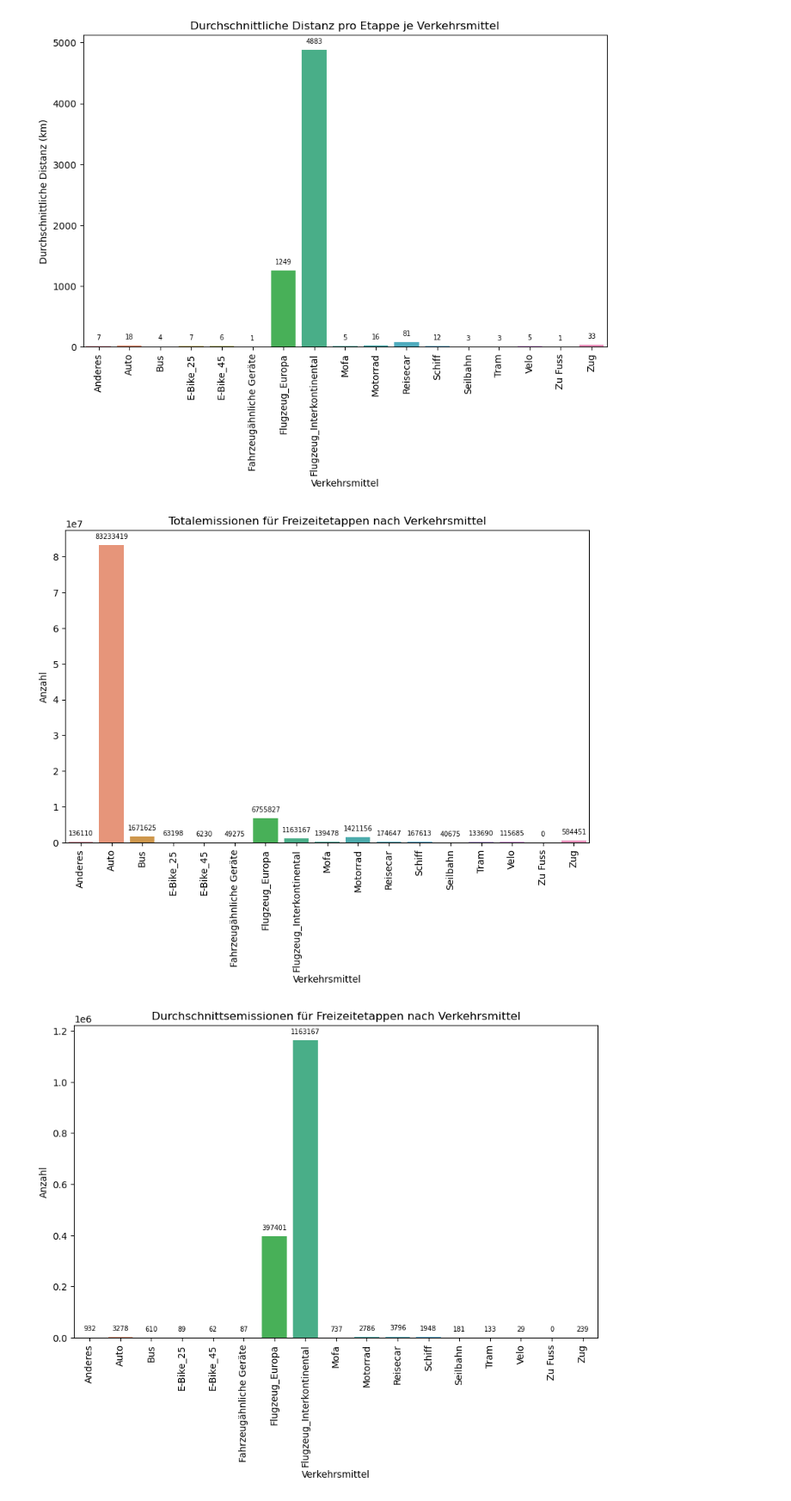
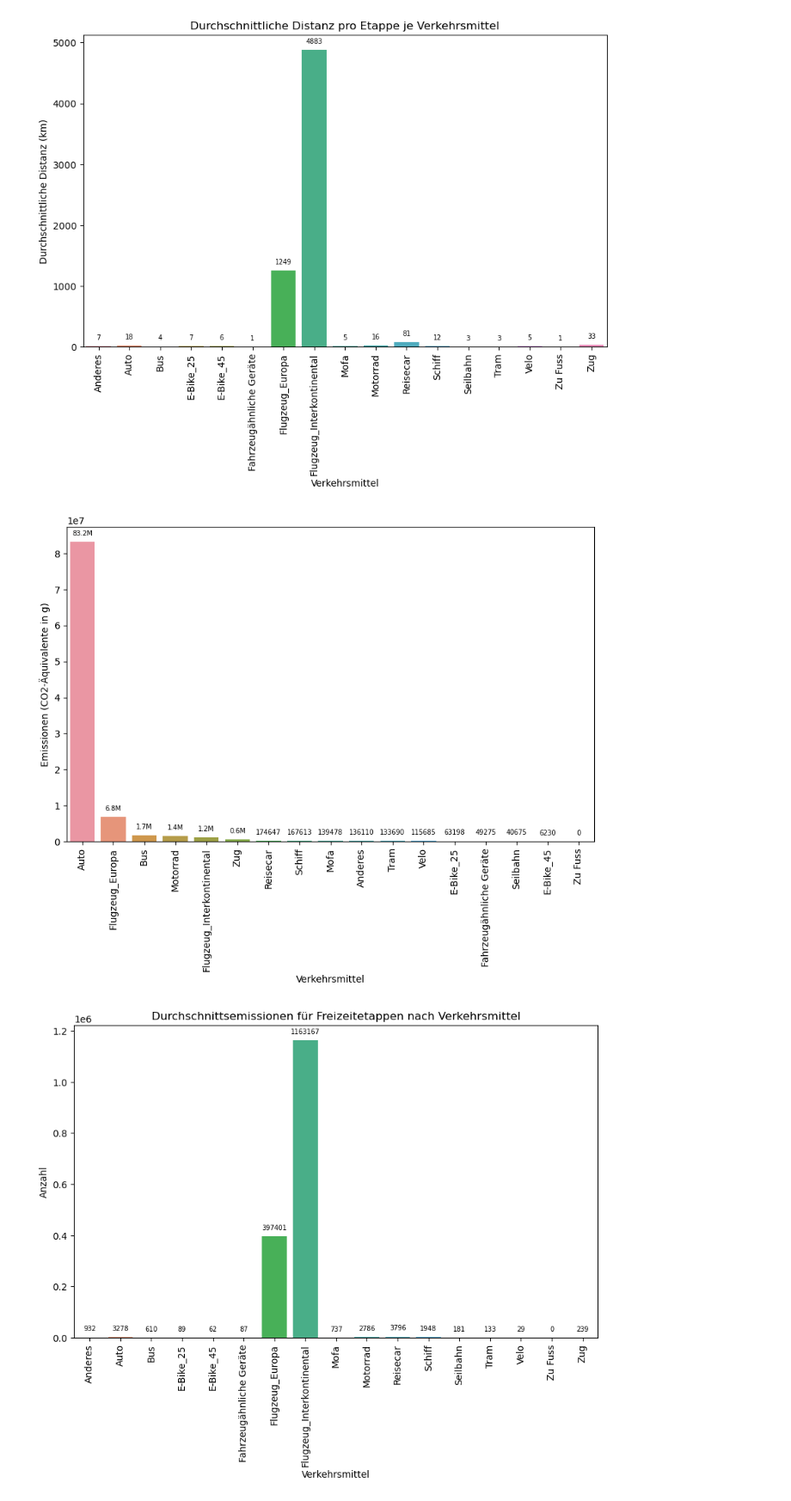
Before and after one commit to larissa-marti/ANM_Gruppe_Y, a Jupyter notebook: fahrzeuge.ipynb, the cells around one changed output. Shown at 86% size. Saved outputs shown, nothing was run; the diff lists cells and outputs as text; code cells hidden in the pictures.

```diff
--- a/fahrzeuge.ipynb
+++ b/fahrzeuge.ipynb
@@ -605,7 +631,7 @@ wege_freizeit_agg.to_csv(
 Visualisierungen
 # %%
 # Zählen der Vorkommen jedes Verkehrsmittels
-verkehrsmittel_count = etappen_freizeit["Verkehrsmittel"].value_counts().sort_index()
+verkehrsmittel_count = etappen_freizeit["Verkehrsmittel"].value_counts()
 
 # Erstellen des Barplots
 plt.figure(figsize=(10, 6))
@@ -638,10 +664,8 @@ plt.show()
 Auffallend: Der Zug und andere öffentliche Verkehrsmittel werden extrem selten für Freizeitwege gebraucht.
 # %%
 # Zählen der Vorkommen jedes Verkehrsmittels
-verkehrsmittel_count = (
-    etappen_freizeit.groupby("Verkehrsmittel")["Distanz_km"].sum().sort_index()
-)
-
+verkehrsmittel_count = etappen_freizeit.groupby("Verkehrsmittel")["Distanz_km"].sum()
+verkehrsmittel_count = verkehrsmittel_count.sort_values(ascending=False)
 # Erstellen des Barplots
 plt.figure(figsize=(10, 6))
 ax = sns.barplot(x=verkehrsmittel_count.index, y=verkehrsmittel_count.values)
@@ -706,37 +730,55 @@ plt.show()
 [figure]
 # %%
 # Zählen der Vorkommen jedes Verkehrsmittels
-emissionen_count = (
-    etappen_freizeit.groupby("Verkehrsmittel")["Emissionen"].sum().sort_index()
-)
+emissionen_count = etappen_freizeit.groupby("Verkehrsmittel")["Emissionen"].sum()
+
+emissionen_count = emissionen_count.sort_values(ascending=False)
 
 # Erstellen des Barplots
+
 plt.figure(figsize=(10, 6))
+
 ax = sns.barplot(x=emissionen_count.index, y=emissionen_count.values)
 
+
 # Hinzufügen von Achsenbeschriftungen und Titel
+
 plt.xlabel("Verkehrsmittel")
-plt.ylabel("Anzahl")
-plt.title("Totalemissionen für Freizeitetappen nach Verkehrsmittel")
+
+plt.ylabel("Emissionen (CO2-Äquivalente in g)")
+
+# plt.title("Totalemissionen für Freizeitetappen nach Verkehrsmittel")
+
 plt.xticks(rotation=90)
+
 
 # Säulen mit den jeweiligen Werten beschriften
 for p in ax.patches:
+    height = p.get_height()
+
+    # Wenn der Wert größer als 100.000 ist, teile durch 1 Million und hänge "M" an
+    if height > 500000:
+        label = f"{height / 1_000_000:.1f}M"  # Formatierung auf 1 Dezimalstelle
+    else:
+        label = f"{int(height)}"  # Bei kleineren Werten keine Umrechnung und als Integer anzeigen
+
     ax.annotate(
-        f"{int(p.get_height())}",  # Verwendung von int() zum Entfernen der Kommastellen
-        (p.get_x() + p.get_width() / 2.0, p.get_height()),
+        label,
+        (p.get_x() + p.get_width() / 2.0, height),
         ha="center",
         va="center",
         fontsize=7,
         color="black",
         xytext=(0, 9),
         textcoords="offset points",
     )
 
+
 # Plot anzeigen
+
 plt.show()
 # %% [output]
-[figure, old version]
+[figure, new version]
 # %%
 # Zählen der Vorkommen jedes Verkehrsmittels
 emissionen_count = (
```
Also changed, not shown: parts of 9 cells of this notebook, 2 other files.
